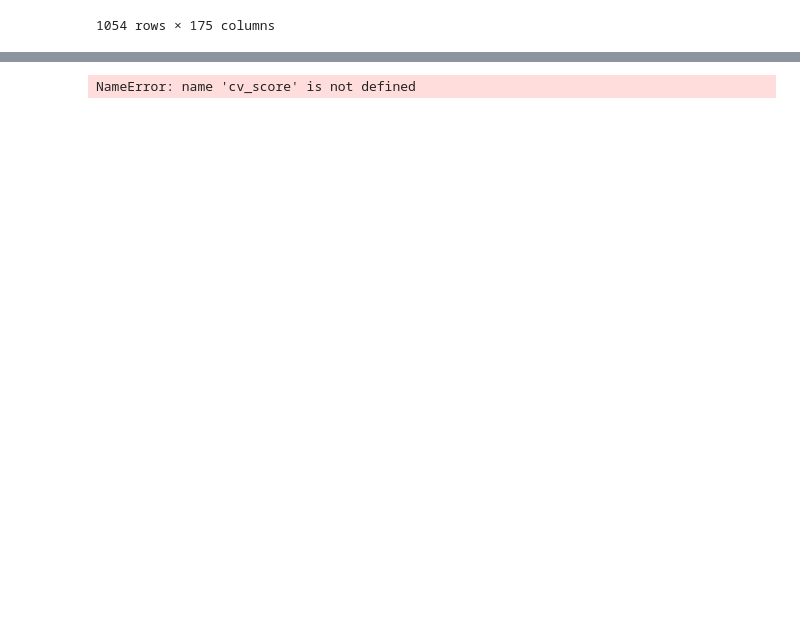
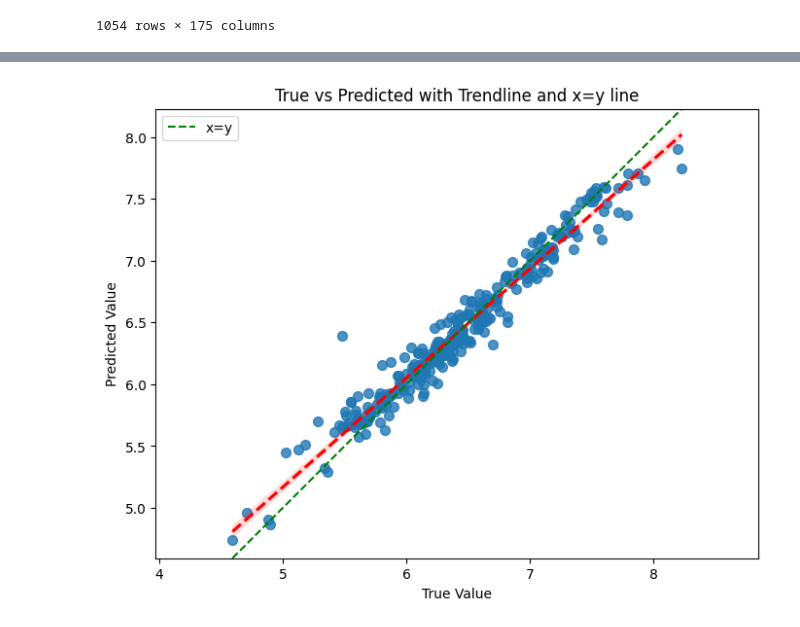
Before and after one commit to yhb18174/Recreating_DMTA, a Jupyter notebook: scripts/models/model_testing.ipynb, the cells around one changed output, grey strips where cells are left out. Drawn from its saved outputs; the diff is of its cells as text; code cells hidden in the pictures; blank space fills up the shorter version.

```diff
--- a/scripts/models/model_testing.ipynb
+++ b/scripts/models/model_testing.ipynb
@@ -228,0 +77,2 @@ def fit_model_and_evaluate(
+# %%
+preds = model.Predict(feats=feat_val, save_preds=False, calc_mpo=False)
@@ -229 +95,36 @@ def fit_model_and_evaluate(
+# %%
+true = targ_val
+pred = preds['affinity_pred']
+
+data = pd.DataFrame({
+    'True_Val': true,
+    'Pred_Val': pred
+    })
+
+plt.figure(figsize=(8,6))
+
+sns.regplot(x='True_Val',
+            y='Pred_Val',
+            data=data,
+            scatter_kws={'s': 50},
+            line_kws = {'color': 'red',
+                        'linestyle':'--'})
+
+plt.axis('equal')
+
+# Determine axis limits
+min_val = min(np.min(true), np.min(pred))
+max_val = max(np.max(true), np.max(pred))
+plt.xlim(min_val, max_val)
+plt.ylim(min_val, max_val)
+
+plt.plot([min_val, max_val], [min_val, max_val], 'g--', label='x=y')
+
+plt.legend()
+plt.xlabel('True Value')
+plt.ylabel('Predicted Value')
+plt.title('True vs Predicted with Trendline and x=y line')
+plt.show()
+# %% [output]
+[figure, added]
 # %%
@@ -328,4 +141,0 @@ final_rf, best_params, performance_dict, feat_importance_df, true_ls, pred_ls,
-# %%
-np.std(cv_score)
-# %% [output]
-NameError: name 'cv_score' is not defined
```
Also changed, not shown: parts of 19 cells of this notebook, 8 other files.
